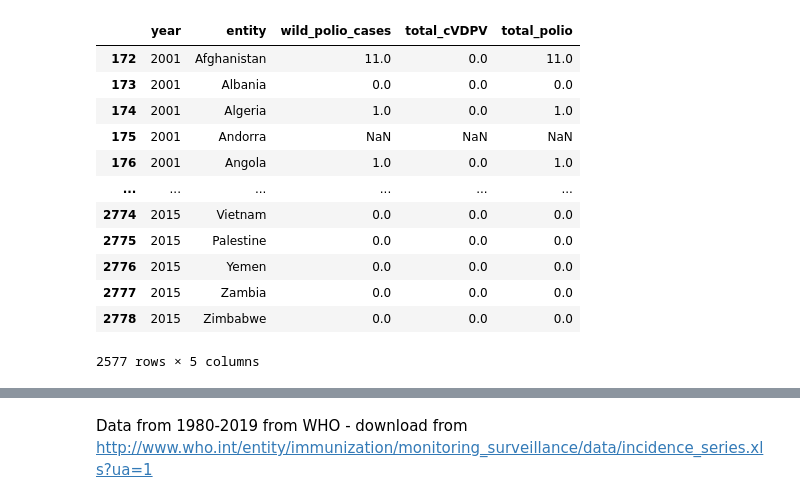
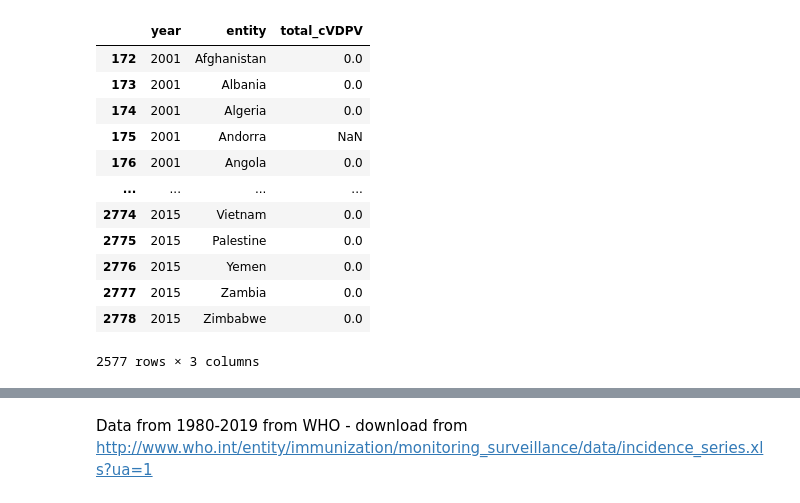
Before and after one commit to owid/notebooks, a Jupyter notebook: FionaSpooner/polio_cases/combine_polio_data.ipynb, the cells around one changed output, grey strips where cells are left out. Drawn from its saved outputs; the diff is of its cells as text; code cells hidden in the pictures.

Commit message:
refactor(polio): reflecting missing data more accurately, only filling GPEI NAs with 0s

```diff
--- a/FionaSpooner/polio_cases/combine_polio_data.ipynb
+++ b/FionaSpooner/polio_cases/combine_polio_data.ipynb
@@ -10,21 +32,21 @@ who_data['entity'] = standardise_countries(who_data['country_territory_region'])
 # %%
-who_ext = who_data[['year','entity', 'wild_poliovirus_cases','c_vdpv_cases']]
-who_ext = who_ext[(who_ext.year > 2000) & (who_data.year < 2016)]
-who_ext = who_ext[~who_ext.entity.str.contains("_REGION")]
-who_ext['total_polio'] = who_ext['wild_poliovirus_cases'] + who_ext['c_vdpv_cases']
-who_ext.rename(columns= {'c_vdpv_cases':"total_cVDPV",'wild_poliovirus_cases':'wild_polio_cases' }, inplace=True)
-who_ext
+who_ext_vdpv = who_data[['year','entity', 'c_vdpv_cases']]
+who_ext_vdpv = who_ext_vdpv[(who_ext_vdpv.year > 2000) & (who_ext_vdpv.year < 2016)]
+who_ext_vdpv = who_ext_vdpv[~who_ext_vdpv.entity.str.contains("_REGION")]
+#who_ext_vdpv['total_polio'] = who_ext_vdpv['wild_poliovirus_cases'] + who_ext_vdpv['c_vdpv_cases']
+who_ext_vdpv.rename(columns= {'c_vdpv_cases':"total_cVDPV"}, inplace=True)
+who_ext_vdpv
 # %% [output]
-|  | year | entity | wild_polio_cases | total_cVDPV | total_polio |
-| 172 | 2001 | Afghanistan | 11.0 | 0.0 | 11.0 |
-| 173 | 2001 | Albania | 0.0 | 0.0 | 0.0 |
-| 174 | 2001 | Algeria | 1.0 | 0.0 | 1.0 |
-| 175 | 2001 | Andorra | NaN | NaN | NaN |
-| 176 | 2001 | Angola | 1.0 | 0.0 | 1.0 |
-| ... | ... | ... | ... | ... | ... |
-| 2774 | 2015 | Vietnam | 0.0 | 0.0 | 0.0 |
-| 2775 | 2015 | Palestine | 0.0 | 0.0 | 0.0 |
-| 2776 | 2015 | Yemen | 0.0 | 0.0 | 0.0 |
-| 2777 | 2015 | Zambia | 0.0 | 0.0 | 0.0 |
-| 2778 | 2015 | Zimbabwe | 0.0 | 0.0 | 0.0 |
+|  | year | entity | total_cVDPV |
+| 172 | 2001 | Afghanistan | 0.0 |
+| 173 | 2001 | Albania | 0.0 |
+| 174 | 2001 | Algeria | 0.0 |
+| 175 | 2001 | Andorra | NaN |
+| 176 | 2001 | Angola | 0.0 |
+| ... | ... | ... | ... |
+| 2774 | 2015 | Vietnam | 0.0 |
+| 2775 | 2015 | Palestine | 0.0 |
+| 2776 | 2015 | Yemen | 0.0 |
+| 2777 | 2015 | Zambia | 0.0 |
+| 2778 | 2015 | Zimbabwe | 0.0 |
-2577 rows × 5 columns
+2577 rows × 3 columns
```
Also changed, not shown: parts of 18 cells of this notebook.
